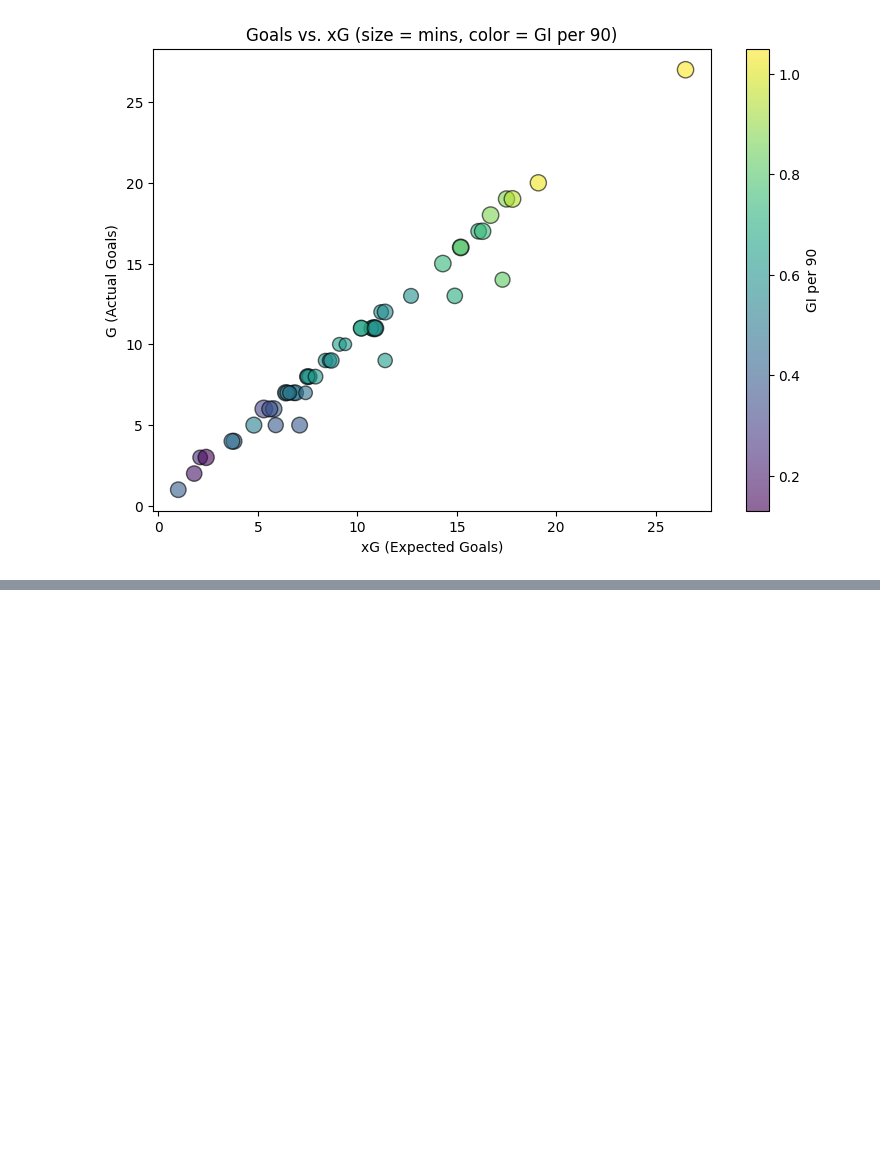
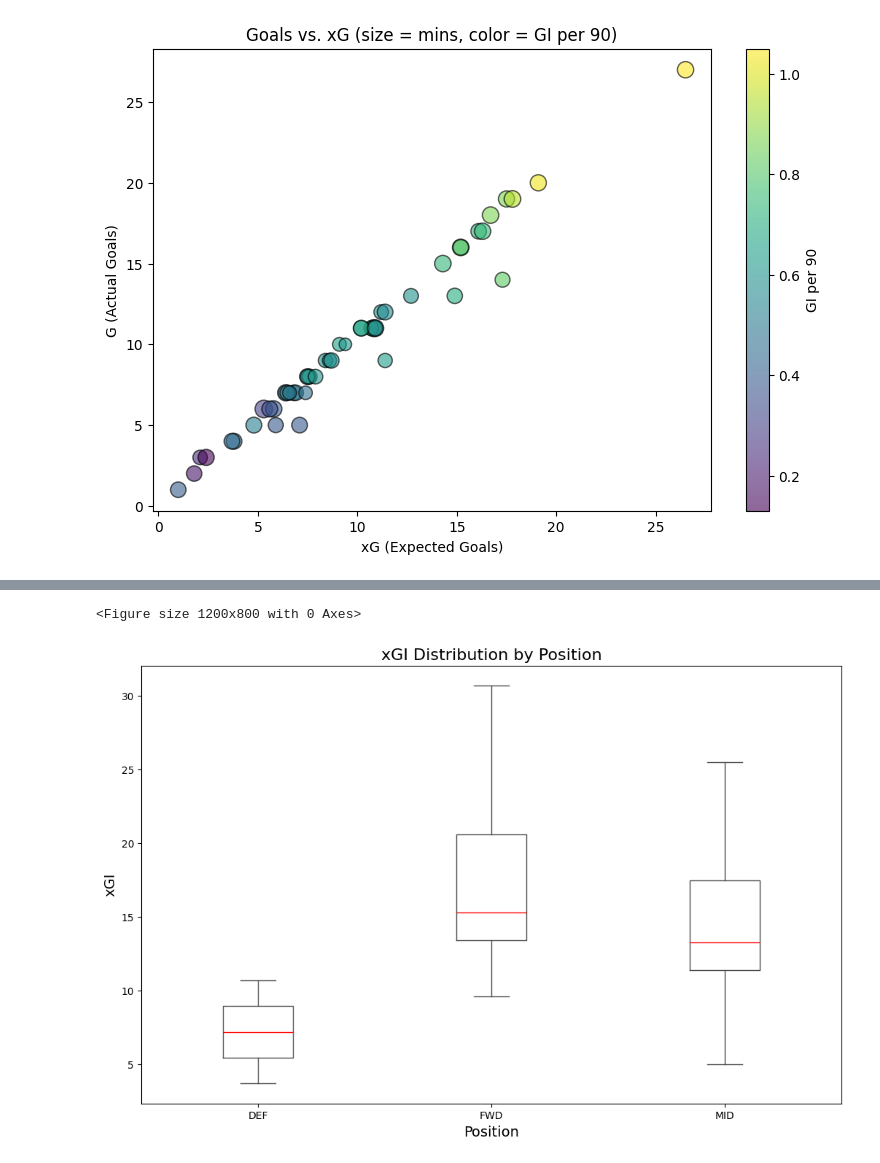
Before and after one commit to dmnarula/football-ds-learning, a Jupyter notebook: week3-visualization/Week3_Visualization.ipynb, the cells around one changed output, grey strips where cells are left out. Cells and saved outputs as stored; diff of their text form; code cells hidden in the pictures; blank space fills up the shorter version.

```diff
--- a/week3-visualization/Week3_Visualization.ipynb
+++ b/week3-visualization/Week3_Visualization.ipynb
@@ -174,0 +227,20 @@ plt.show()
+# %%
+plt.figure(figsize=(12,8))
+
+df.boxplot(
+    column="xGI",
+    by="position",
+    grid=False,
+    figsize=(12,8),
+    color=dict(boxes="#4a4a4a", whiskers="#4a4a4a", medians="red", caps="#4a4a4a")
+)
+
+plt.title("xGI Distribution by Position", fontsize=16),
+plt.suptitle("")
+plt.xlabel("Position", fontsize=14)
+plt.ylabel("xGI", fontsize=14)
+
+plt.show()
+# %% [output]
+<Figure size 1200x800 with 0 Axes>
+[figure, added]
```
Also changed, not shown: parts of 8 cells of this notebook.
